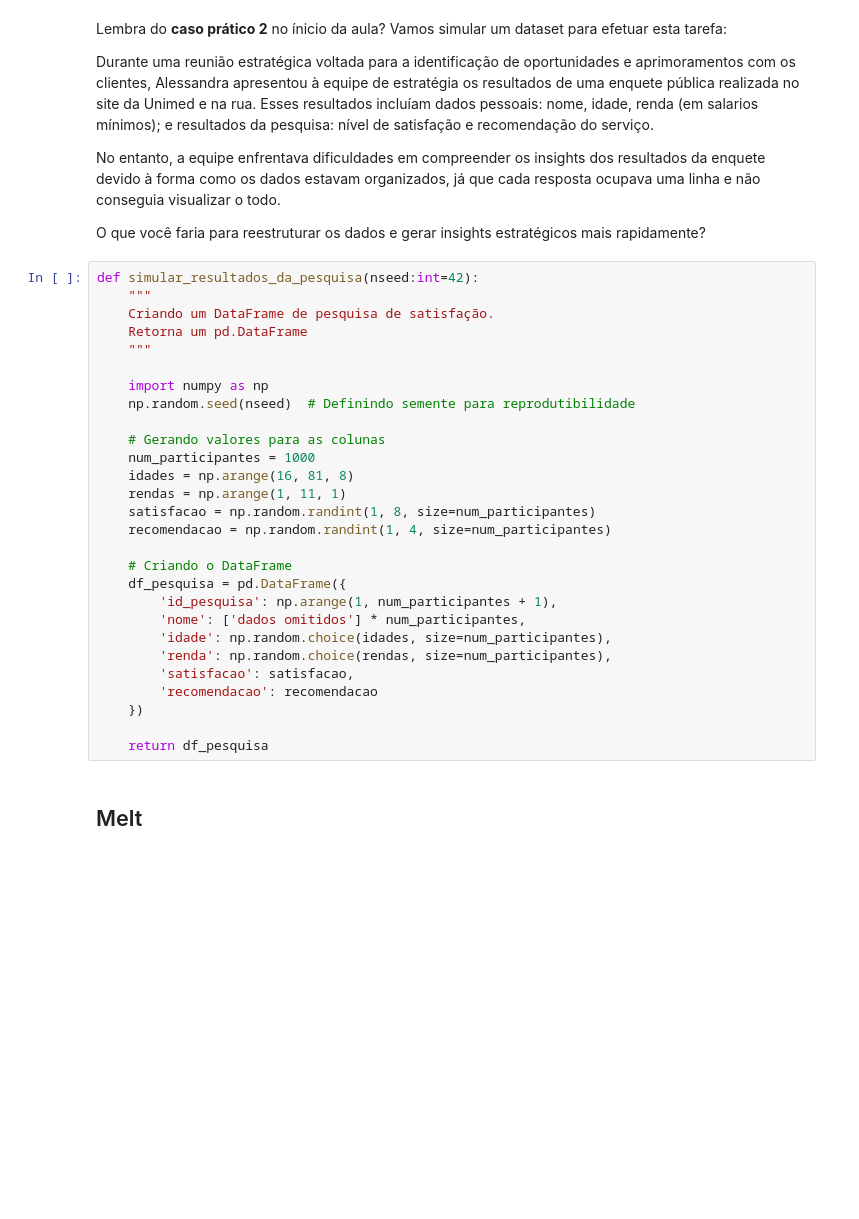
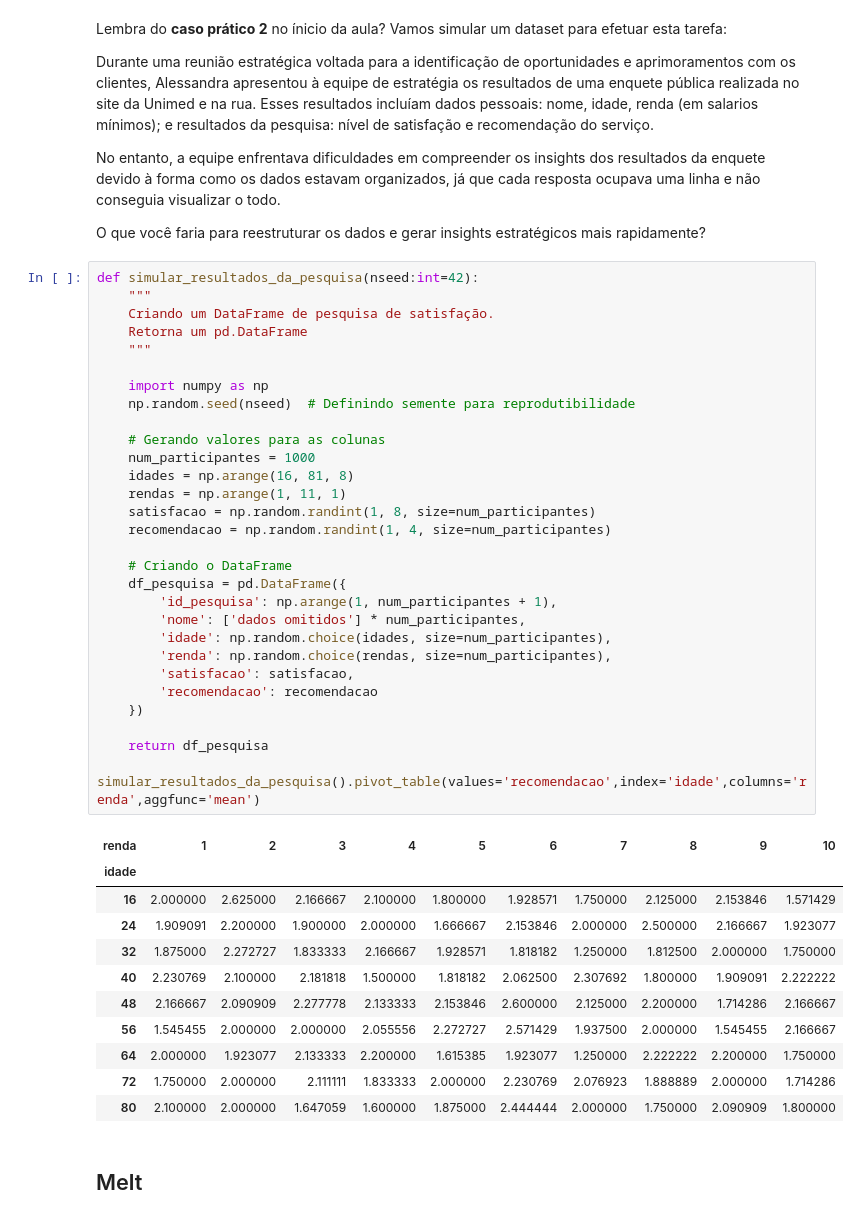
Before and after one commit to allansuzuki/ADA_classes, a Jupyter notebook: DS-PY-Data-Science/DS-PY-004 TÉCNICAS DE PROGRAMAÇÃO I (PY)/Material do Aluno/Aula 5/Aula5_Pandas-Processar_Dados_aluno.ipynb, the cells around one changed output. Drawn from its saved outputs; the diff is of its cells as text; blank space fills up the shorter version.

```diff
--- a/DS-PY-Data-Science/DS-PY-004 TÉCNICAS DE PROGRAMAÇÃO I (PY)/Material do Aluno/Aula 5/Aula5_Pandas-Processar_Dados_aluno.ipynb
+++ b/DS-PY-Data-Science/DS-PY-004 TÉCNICAS DE PROGRAMAÇÃO I (PY)/Material do Aluno/Aula 5/Aula5_Pandas-Processar_Dados_aluno.ipynb
@@ -541,31 +568,45 @@ O que você faria para reestruturar os dados e gerar insights estratégicos mais
 # %%
 def simular_resultados_da_pesquisa(nseed:int=42):
     """
     Criando um DataFrame de pesquisa de satisfação.
     Retorna um pd.DataFrame
     """
 
     import numpy as np
     np.random.seed(nseed)  # Definindo semente para reprodutibilidade
 
     # Gerando valores para as colunas
     num_participantes = 1000
     idades = np.arange(16, 81, 8)
     rendas = np.arange(1, 11, 1)
     satisfacao = np.random.randint(1, 8, size=num_participantes)
     recomendacao = np.random.randint(1, 4, size=num_participantes)
 
     # Criando o DataFrame
     df_pesquisa = pd.DataFrame({
         'id_pesquisa': np.arange(1, num_participantes + 1),
         'nome': ['dados omitidos'] * num_participantes,
         'idade': np.random.choice(idades, size=num_participantes),
         'renda': np.random.choice(rendas, size=num_participantes),
         'satisfacao': satisfacao,
         'recomendacao': recomendacao
     })
 
     return df_pesquisa
+
+simular_resultados_da_pesquisa().pivot_table(values='recomendacao',index='idade',columns='renda',aggfunc='mean')
+# %% [output]
+| renda | 1 | 2 | 3 | 4 | 5 | 6 | 7 | 8 | 9 | 10 |
+| idade |  |  |  |  |  |  |  |  |  |  |
+| 16 | 2.000000 | 2.625000 | 2.166667 | 2.100000 | 1.800000 | 1.928571 | 1.750000 | 2.125000 | 2.153846 | 1.571429 |
+| 24 | 1.909091 | 2.200000 | 1.900000 | 2.000000 | 1.666667 | 2.153846 | 2.000000 | 2.500000 | 2.166667 | 1.923077 |
+| 32 | 1.875000 | 2.272727 | 1.833333 | 2.166667 | 1.928571 | 1.818182 | 1.250000 | 1.812500 | 2.000000 | 1.750000 |
+| 40 | 2.230769 | 2.100000 | 2.181818 | 1.500000 | 1.818182 | 2.062500 | 2.307692 | 1.800000 | 1.909091 | 2.222222 |
+| 48 | 2.166667 | 2.090909 | 2.277778 | 2.133333 | 2.153846 | 2.600000 | 2.125000 | 2.200000 | 1.714286 | 2.166667 |
+| 56 | 1.545455 | 2.000000 | 2.000000 | 2.055556 | 2.272727 | 2.571429 | 1.937500 | 2.000000 | 1.545455 | 2.166667 |
+| 64 | 2.000000 | 1.923077 | 2.133333 | 2.200000 | 1.615385 | 1.923077 | 1.250000 | 2.222222 | 2.200000 | 1.750000 |
+| 72 | 1.750000 | 2.000000 | 2.111111 | 1.833333 | 2.000000 | 2.230769 | 2.076923 | 1.888889 | 2.000000 | 1.714286 |
+| 80 | 2.100000 | 2.000000 | 1.647059 | 1.600000 | 1.875000 | 2.444444 | 2.000000 | 1.750000 | 2.090909 | 1.800000 |
 # %% [markdown]
 ## Melt
 # %% [markdown]
```
Also changed, not shown: parts of 10 cells of this notebook, 1 other file.
